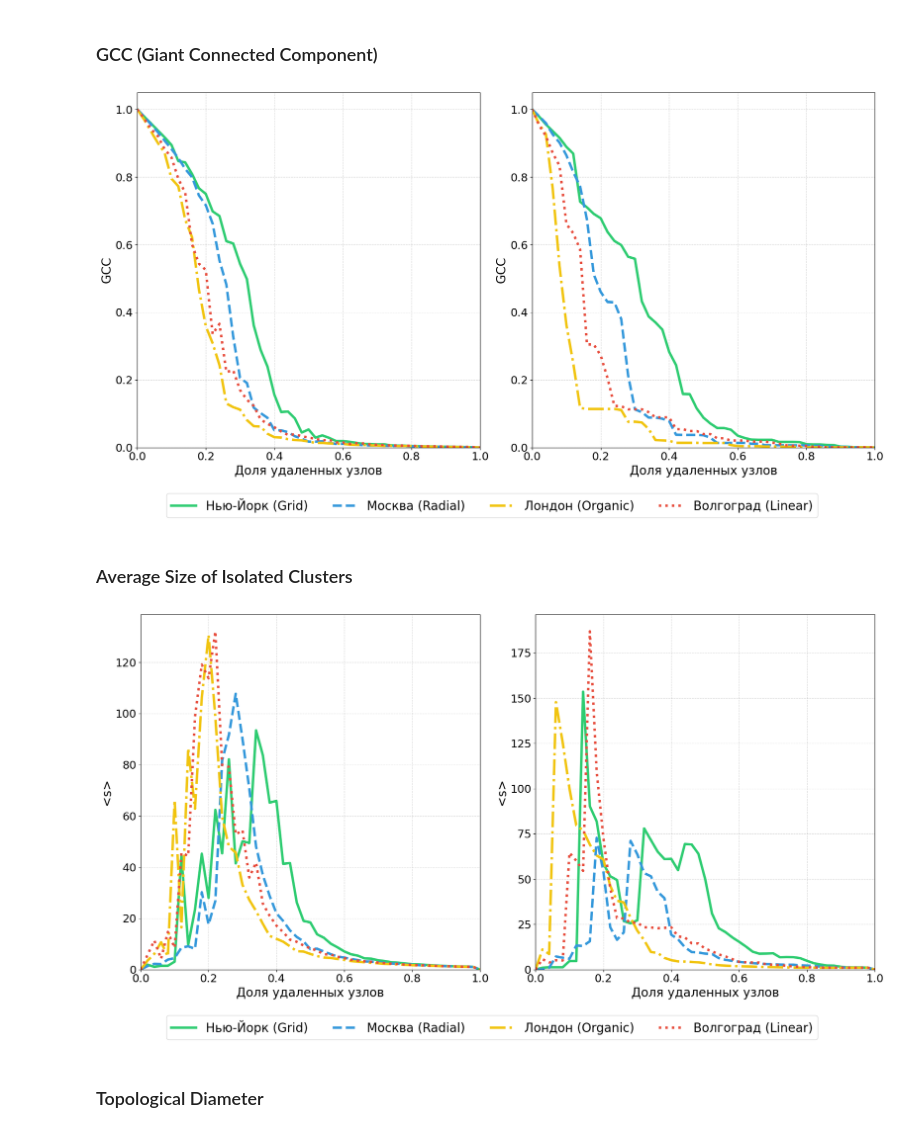
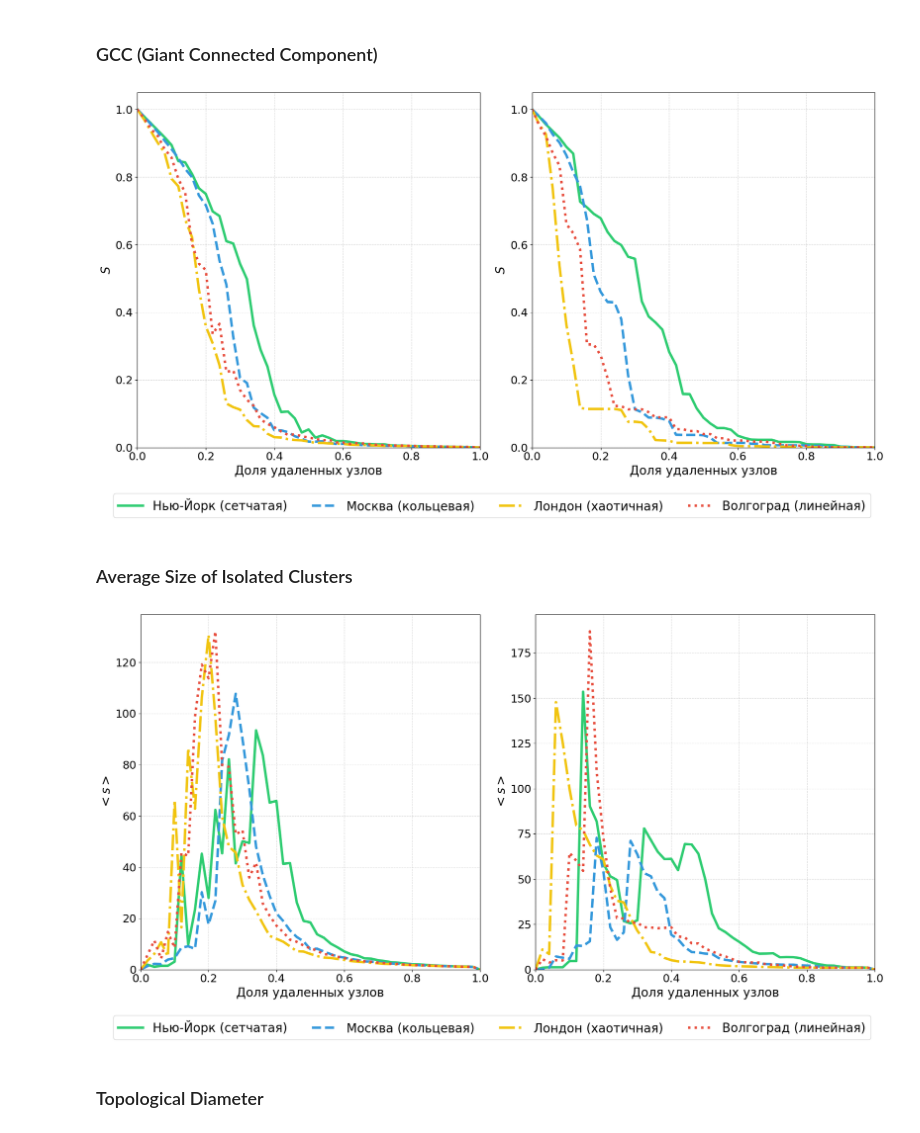
Before and after one commit to Zezezknight/percolation, a Jupyter notebook: Visualization.ipynb, the cells around one changed output. Saved outputs shown, nothing was run; the diff lists cells and outputs as text; code cells hidden in the pictures.

Commit message:
refactor: new legend and mathematical notations

```diff
--- a/Visualization.ipynb
+++ b/Visualization.ipynb
@@ -19,10 +19,10 @@ def plot_comparison(error, attack, metric, ylabel):
     fig, ax = plt.subplots(1, 2, figsize = (18, 9))
 
     styles = {
-        'Нью-Йорк (Grid)': {'color': '#2ecc71', 'ls': '-', 'lw': 4},
-        'Москва (Radial)': {'color': '#3498db', 'ls': '--', 'lw': 4},
-        'Лондон (Organic)': {'color': '#f1c40f', 'ls': '-.', 'lw': 4},
-        'Волгоград (Linear)': {'color': '#e74c3c', 'ls': ':', 'lw': 4}
+        'Нью-Йорк (сетчатая)': {'color': '#2ecc71', 'ls': '-', 'lw': 4},
+        'Москва (кольцевая)': {'color': '#3498db', 'ls': '--', 'lw': 4},
+        'Лондон (хаотичная)': {'color': '#f1c40f', 'ls': '-.', 'lw': 4},
+        'Волгоград (линейная)': {'color': '#e74c3c', 'ls': ':', 'lw': 4}
     }
 
     fractions = np.linspace(0, 1, 51)
@@ -81,24 +81,24 @@ London_attack = load_dict_from_pickle("./Stats/London_attack.pkl")
 ## Визуализация
 # %%
 error = {
-    'Нью-Йорк (Grid)': New_York_error,
-    'Москва (Radial)': Moscow_error,
-    'Лондон (Organic)': London_error,
-    'Волгоград (Linear)': Volgograd_error
+    'Нью-Йорк (сетчатая)': New_York_error,
+    'Москва (кольцевая)': Moscow_error,
+    'Лондон (хаотичная)': London_error,
+    'Волгоград (линейная)': Volgograd_error
 }
 
 attack = {
-    'Нью-Йорк (Grid)': New_York_attack,
-    'Москва (Radial)': Moscow_attack,
-    'Лондон (Organic)': London_attack,
-    'Волгоград (Linear)': Volgograd_attack
+    'Нью-Йорк (сетчатая)': New_York_attack,
+    'Москва (кольцевая)': Moscow_attack,
+    'Лондон (хаотичная)': London_attack,
+    'Волгоград (линейная)': Volgograd_attack
 }
 # %% [markdown]
 ### GCC (Giant Connected Component)
 # %%
-fig = plot_comparison(error, attack, "gcc", "GCC")
+fig = plot_comparison(error, attack, "gcc", "$S$")
 # %% [output]
-[figure, old version]
+[figure, new version]
 # %%
 fig.savefig(
     './Graphics/gcc.png',
@@ -111,9 +111,9 @@ fig.savefig(
 # %% [markdown]
 ### Average Size of Isolated Clusters
 # %%
-fig = plot_comparison(error, attack, "avg_s", "<s>")
+fig = plot_comparison(error, attack, "avg_s", "$<s>$")
 # %% [output]
-[figure, old version]
+[figure, new version]
 # %%
 fig.savefig(
     './Graphics/avg_s.png',
```
Also changed, not shown: parts of 4 cells of this notebook, 6 other files.
